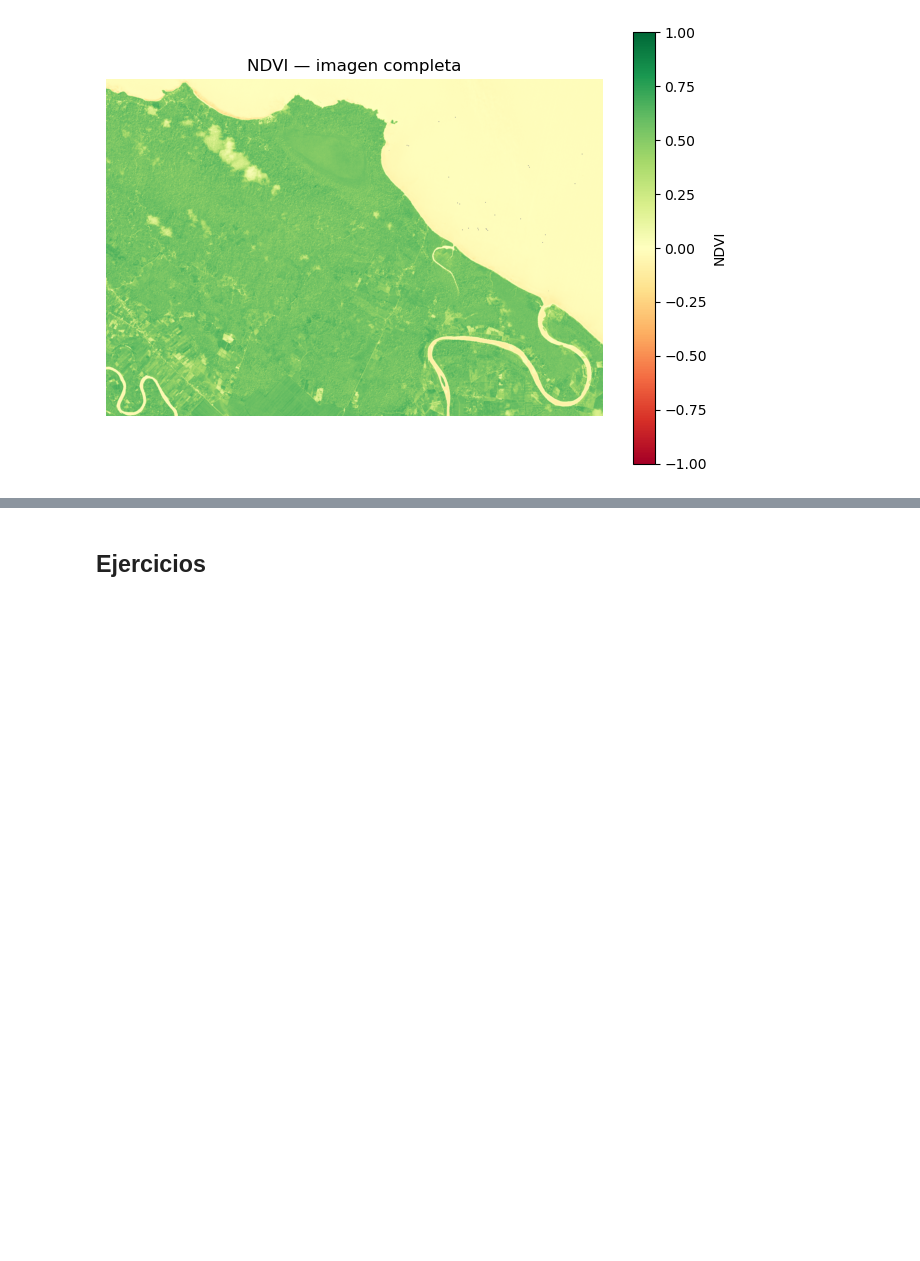
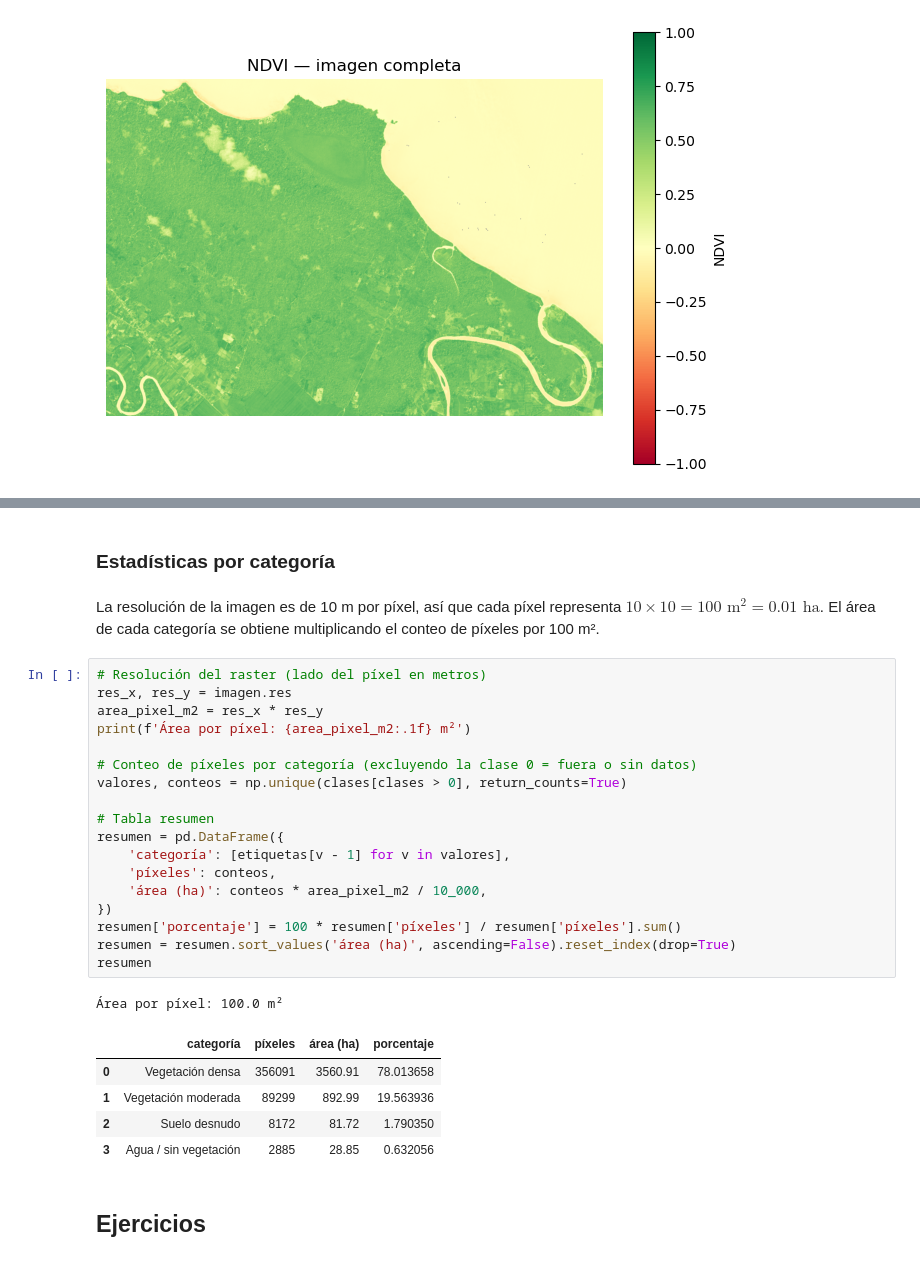
Before and after one commit to tpb708-programacionsig/2026-i, a Jupyter notebook: contenidos/iv-procesamiento-datos-geoespaciales/07-ejemplo-analisis-ndvi-gandoca.ipynb, the cells around one changed output, grey strips where cells are left out. Cells and saved outputs as stored; diff of their text form; blank space fills up the shorter version.

```diff
--- a/contenidos/iv-procesamiento-datos-geoespaciales/07-ejemplo-analisis-ndvi-gandoca.ipynb
+++ b/contenidos/iv-procesamiento-datos-geoespaciales/07-ejemplo-analisis-ndvi-gandoca.ipynb
@@ -363,3 +308,32 @@ stats_ndvi
+# %% [markdown]
+### Estadísticas por categoría
+# %% [markdown]
+La resolución de la imagen es de 10 m por píxel, así que cada píxel representa $10 \times 10 = 100 \text{ m}^2 = 0.01 \text{ ha}$. El área de cada categoría se obtiene multiplicando el conteo de píxeles por 100 m².
+# %%
+# Resolución del raster (lado del píxel en metros)
+res_x, res_y = imagen.res
+area_pixel_m2 = res_x * res_y
+print(f'Área por píxel: {area_pixel_m2:.1f} m²')
+
+# Conteo de píxeles por categoría (excluyendo la clase 0 = fuera o sin datos)
+valores, conteos = np.unique(clases[clases > 0], return_counts=True)
+
+# Tabla resumen
+resumen = pd.DataFrame({
+    'categoría': [etiquetas[v - 1] for v in valores],
+    'píxeles': conteos,
+    'área (ha)': conteos * area_pixel_m2 / 10_000,
+})
+resumen['porcentaje'] = 100 * resumen['píxeles'] / resumen['píxeles'].sum()
+resumen = resumen.sort_values('área (ha)', ascending=False).reset_index(drop=True)
+resumen
+# %% [output]
+Área por píxel: 100.0 m²
+|  | categoría | píxeles | área (ha) | porcentaje |
+| 0 | Vegetación densa | 356091 | 3560.91 | 78.013658 |
+| 1 | Vegetación moderada | 89299 | 892.99 | 19.563936 |
+| 2 | Suelo desnudo | 8172 | 81.72 | 1.790350 |
+| 3 | Agua / sin vegetación | 2885 | 28.85 | 0.632056 |
 # %% [markdown]
 ## Ejercicios
 # %% [markdown]
```
Also changed, not shown: parts of 16 cells of this notebook.
